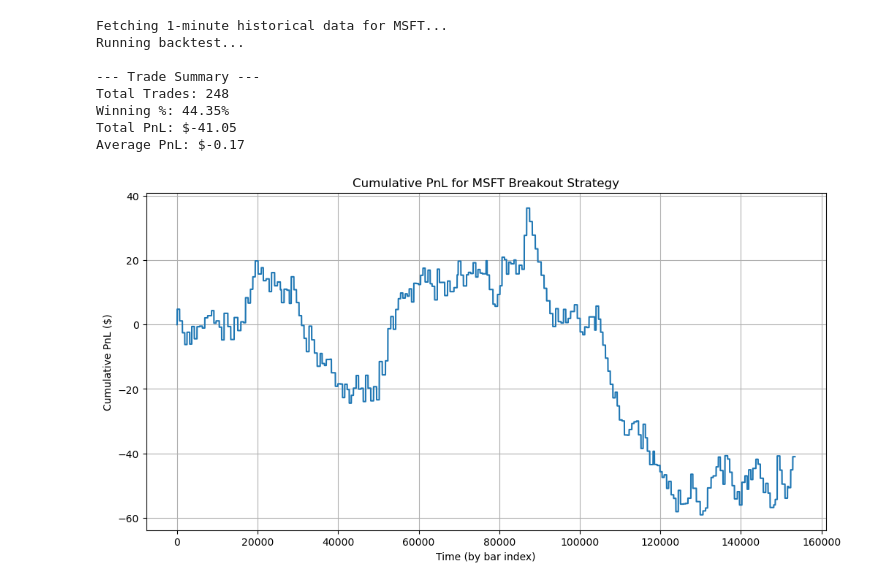
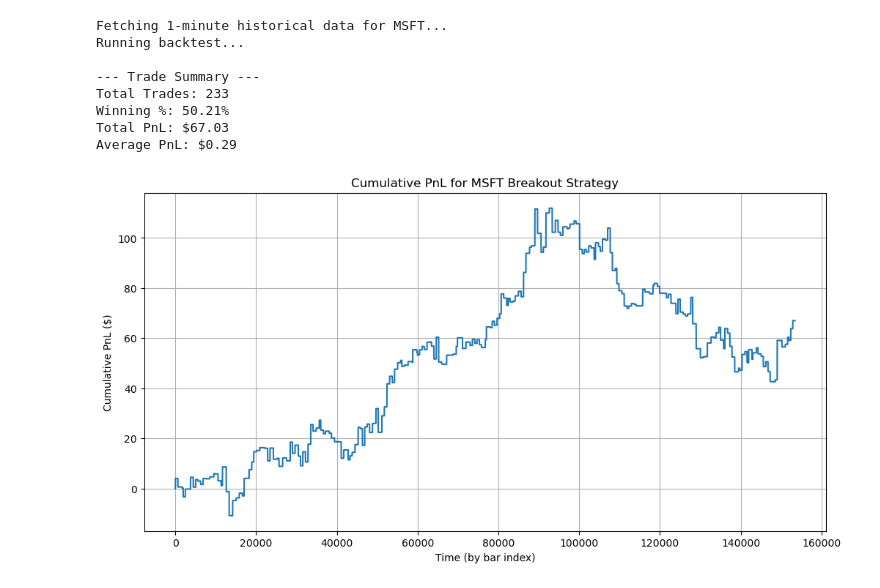
Before and after one commit to apasvenskas/Tesla-Stock-Analysis, a Jupyter notebook: MSFT_QQQ.ipynb, the cells around one changed output. Cells and saved outputs as stored; diff of their text form; code cells hidden in the pictures.

```diff
--- a/MSFT_QQQ.ipynb
+++ b/MSFT_QQQ.ipynb
@@ -26,9 +26,9 @@ Trading_Client = TradingClient(API_KEY, API_SECRET, paper=True)  # paper=True fo
 data_client = StockHistoricalDataClient(API_KEY, API_SECRET)
 # %%
 # --- Parameters ---
-THRESHOLD = 0.5  # % move from open to trigger trade
-STOP_LOSS_PCT = 1.0  # % stop loss
-TAKE_PROFIT_PCT = 3.0  # % take profit
+THRESHOLD = 0.7  # % move from open to trigger trade
+STOP_LOSS_PCT = 2.4  # % stop loss
+TAKE_PROFIT_PCT = 3.5  # % take profit
 SYMBOL = "MSFT"
 COMMISSION_PER_TRADE = 0  # Set to 0 if not considering costs for this version
 
@@ -143,35 +143,35 @@ results_df, trades = threshold_strategy(df, THRESHOLD, STOP_LOSS_PCT, TAKE_PROFI
 # --- Metrics and Visualization ---
 print("\n--- Trade Summary ---")
 trades_df = pd.DataFrame(trades)
 # Calculate cumulative PnL on the main results dataframe
 results_df['Cumulative_PnL'] = results_df['PnL'].cumsum()
 
 if not trades_df.empty:
     print(f"Total Trades: {len(trades_df)}")
     winning_trades = (trades_df['PnL'] > 0).sum()
     win_rate = (winning_trades / len(trades_df)) * 100 if len(trades_df) > 0 else 0
     print(f"Winning %: {win_rate:.2f}%")
     # Note: PnL here is the raw price change. To get $, you'd multiply by number of shares.
     print(f"Total PnL: ${trades_df['PnL'].sum():.2f}")
     print(f"Average PnL: ${trades_df['PnL'].mean():.2f}")
 
     # --- Plot ---
     plt.figure(figsize=(12, 6))
     # Plot from the main dataframe to show account growth over time
     results_df['Cumulative_PnL'].plot(title=f'Cumulative PnL for {SYMBOL} Breakout Strategy')
     plt.xlabel("Time (by bar index)")
     plt.ylabel("Cumulative PnL ($)")
     plt.grid(True)
     plt.show()
 else:
     print("No trades were executed during the backtest period.")
 # %% [output]
 Fetching 1-minute historical data for MSFT...
 Running backtest...
 
 --- Trade Summary ---
-Total Trades: 248
-Winning %: 44.35%
-Total PnL: $-41.05
-Average PnL: $-0.17
+Total Trades: 233
+Winning %: 50.21%
+Total PnL: $67.03
+Average PnL: $0.29
-[figure, old version]
+[figure, new version]
```
Also changed, not shown: parts of 10 cells of this notebook, 3 other files.
